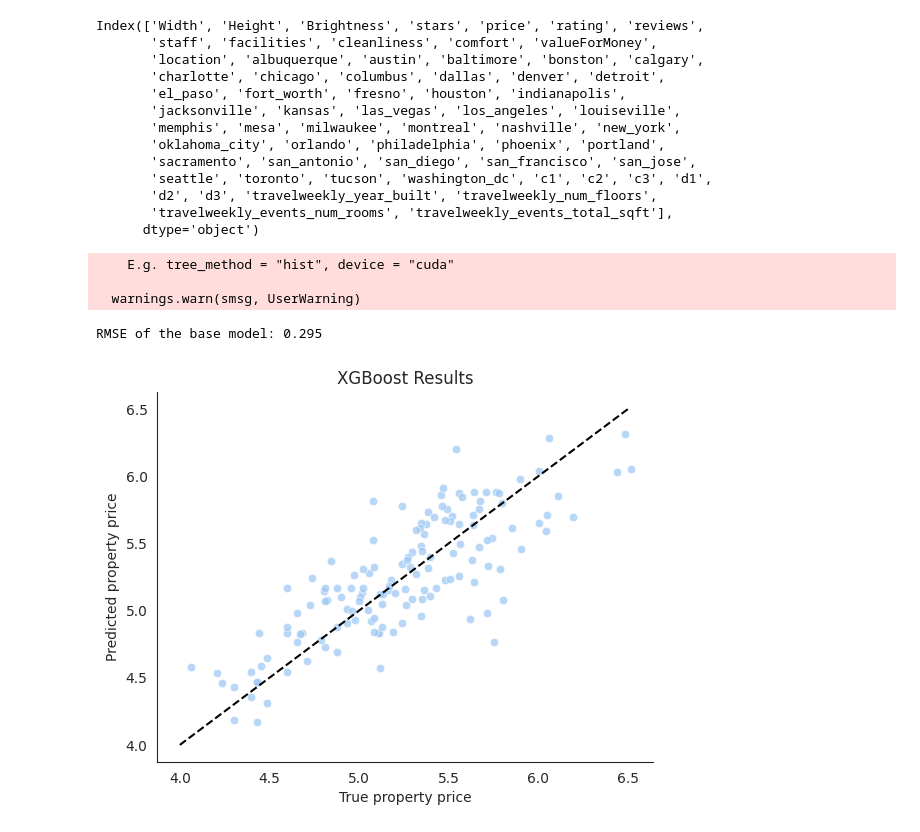
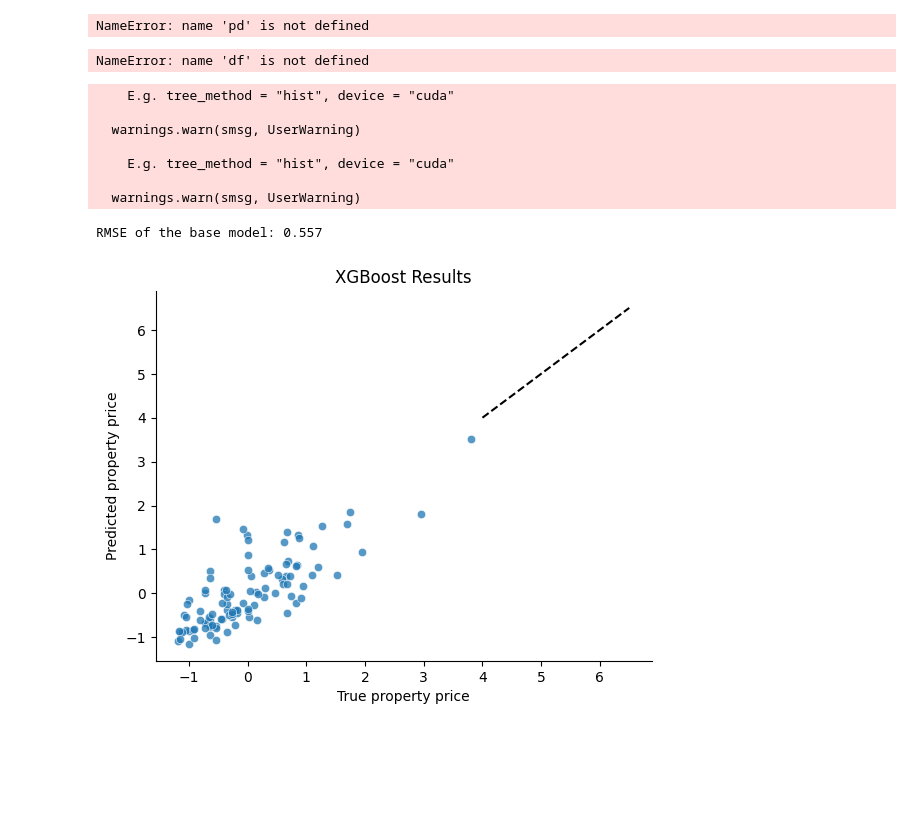
Before and after one commit to ethandgoodhart/Property-quality-prediction-via-non-conventional-data-using-Deep-Learning, a Jupyter notebook: Property_quality_prediction.ipynb, the cells around one changed output. Drawn from its saved outputs; the diff is of its cells as text; code cells hidden in the pictures; blank space fills up the shorter version.

```diff
--- a/Property_quality_prediction.ipynb
+++ b/Property_quality_prediction.ipynb
@@ -86,9 +0,0 @@ print(len(basic), basic.columns, len(basic.columns))
-# %%
-rows = []
-
-for index, row in basic.iterrows():
-    fetched = get_hotel(f"{row['name']} {row['city']}")
-    if fetched and fetched != {}:
-      rows.append(row.to_list() + list(fetched.values()))
-    if index % 10 == 0:
-      print(index, len(rows))
@@ -122,55 +10,60 @@ df = pd.DataFrame(rows, columns=['name', 'city', 'Width', 'Height', 'Brightness'
        'montreal', 'nashville', 'new_york', 'oklahoma_city', 'orlando',
        'philadelphia', 'phoenix', 'portland', 'sacramento', 'san_antonio',
        'san_diego', 'san_francisco', 'san_jose', 'seattle', 'toronto',
-       'tucson', 'washington_dc', 'c1', 'c2', 'c3', 'd1', 'd2', 'd3', 'travelweekly_year_built', 'travelweekly_num_floors', 'travelweekly_num_rooms', 'travelweekly_chain', 'travelweekly_events_num_rooms', 'travelweekly_events_total_sqft']).select_dtypes(['number'])
+       'tucson', 'washington_dc', 'c1', 'c2', 'c3', 'd1', 'd2', 'd3',
+       'travelweekly_year_built', 'travelweekly_num_floors', 'travelweekly_num_rooms', 'travelweekly_chain', 'travelweekly_events_num_rooms', 'travelweekly_events_total_sqft', 'travelweekly_min_rate', 'travelweekly_max_rate']
+).select_dtypes(['number'])
+df = df.dropna()
+
+# RMSE of the base model: 0.281 df = basic.select_dtypes(['number'])
+# RMSE of the 520 travelweekly model: 0.295
+
 print(df.columns)
+print('\n# number of columns in DataFrame =', len(df.columns))
 # %% [output]
-Index(['Width', 'Height', 'Brightness', 'stars', 'price', 'rating', 'reviews',
-       'staff', 'facilities', 'cleanliness', 'comfort', 'valueForMoney',
-       'location', 'albuquerque', 'austin', 'baltimore', 'bonston', 'calgary',
-       'charlotte', 'chicago', 'columbus', 'dallas', 'denver', 'detroit',
-       'el_paso', 'fort_worth', 'fresno', 'houston', 'indianapolis',
-       'jacksonville', 'kansas', 'las_vegas', 'los_angeles', 'louiseville',
-       'memphis', 'mesa', 'milwaukee', 'montreal', 'nashville', 'new_york',
-       'oklahoma_city', 'orlando', 'philadelphia', 'phoenix', 'portland',
-       'sacramento', 'san_antonio', 'san_diego', 'san_francisco', 'san_jose',
-       'seattle', 'toronto', 'tucson', 'washington_dc', 'c1', 'c2', 'c3', 'd1',
-       'd2', 'd3', 'travelweekly_year_built', 'travelweekly_num_floors',
-       'travelweekly_events_num_rooms', 'travelweekly_events_total_sqft'],
-      dtype='object')
+NameError: name 'pd' is not defined
 # %%
 from sklearn.metrics import mean_squared_error
 import xgboost as xgb
 
-X, y = df.drop('price', axis=1), df['price']
+for column in ['travelweekly_year_built', 'travelweekly_num_floors', 'travelweekly_num_rooms', 'travelweekly_chain', 'travelweekly_min_rate', 'travelweekly_max_rate']:
+    df[column] = (df[column] - np.mean(df[column])) / np.std(df[column])
+
+X, y = df.drop('stars', axis=1), df['stars']
 X_train, X_test, y_train, y_test = train_test_split(X, y, random_state=0)
 
 dtrain_reg = xgb.DMatrix(X_train, y_train, enable_categorical=False)
 dtest_reg = xgb.DMatrix(X_test, y_test, enable_categorical=False)
+# %% [output]
+NameError: name 'df' is not defined
 # %%
 params = {"objective": "reg:squarederror", "tree_method": "gpu_hist"}
-n = 100
+n = 200
 model = xgb.train(
    params=params,
    dtrain=dtrain_reg,
    num_boost_round=n,
 )
 
 predicted = model.predict(dtest_reg)
 rmse = mean_squared_error(y_test, predicted, squared=False)
-print(f"RMSE of the base model: {rmse:.3f}", )
+print(f"MSE of the base model: {rmse:.3f}", )
 
 sns.scatterplot(x=y_test, y=predicted, alpha=0.75)
 x_range = np.linspace(4, 6.5, 10)
 sns.lineplot(x=x_range, y=x_range, color='k', ls="--")
 plt.xlabel("True property price")
 plt.ylabel("Predicted property price")
 plt.title("XGBoost Results")
 sns.despine()
 plt.show()
 # %% [output]
     E.g. tree_method = "hist", device = "cuda"
 
   warnings.warn(smsg, UserWarning)
+
+    E.g. tree_method = "hist", device = "cuda"
+
+  warnings.warn(smsg, UserWarning)
-RMSE of the base model: 0.295
+RMSE of the base model: 0.557
-[figure, old version]
+[figure, new version]
```
Also changed, not shown: parts of 4 cells of this notebook, 1 other file.
